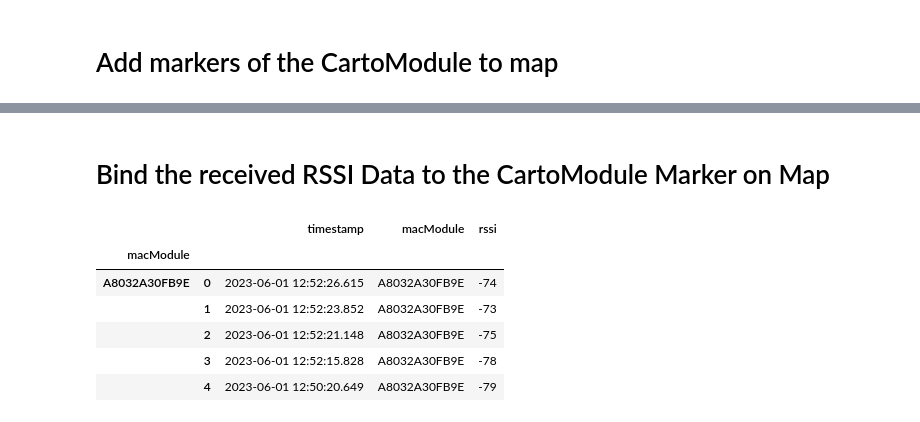
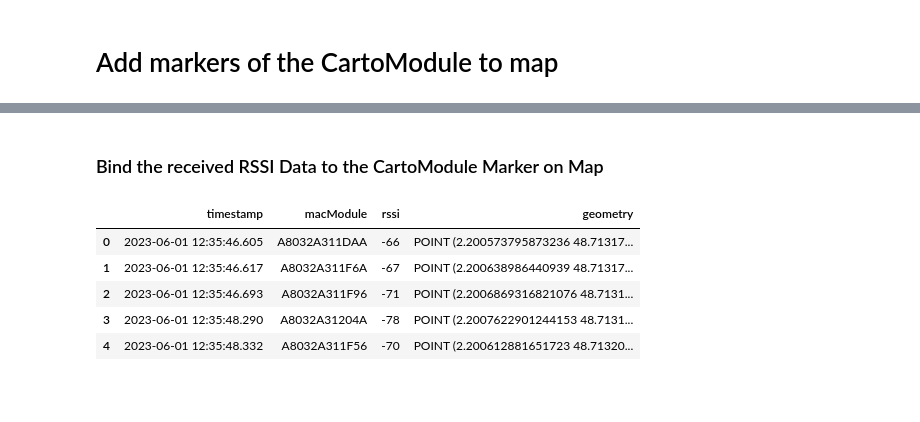
Before and after one commit to gatienc/Cartobat, a Jupyter notebook: Map_display.ipynb, the cells around one changed output, grey strips where cells are left out. Drawn from its saved outputs; the diff is of its cells as text; code cells hidden in the pictures; blank space fills up the shorter version.

```diff
--- a/Map_display.ipynb
+++ b/Map_display.ipynb
@@ -54,0 +62,5 @@ marker_gdf.head()
+# %%
+#to optimize the getting of location of macModule, we create a dictionnary
+MacModuleLocation = marker_gdf.set_index("macModule").to_dict()["geometry"]
+MacModuleLocation
+#it display the approximation of point location in print but it is not the case in the dataframe
@@ -55,20 +85,22 @@ marker_gdf.head()
 # %% [markdown]
-# Bind the received RSSI Data to the CartoModule Marker on Map
+### Bind the received RSSI Data to the CartoModule Marker on Map
-# %%
-file_path="data/manip1.1.csv"
-rssi_df = pd.read_csv(file_path)
-rssi_df.head()
-#create a different dataframe for each module with the rssi values
-rssi_df = rssi_df.groupby("macModule").apply(lambda x: x.reset_index(drop=True))
-
-#timestamp is a string, we need to convert it to datetime
-rssi_df["timestamp"] = pd.to_datetime(rssi_df["timestamp"])
-rssi_df.head()
-# %% [output]
-|  |  | timestamp | macModule | rssi |
-| macModule |  |  |  |  |
-| A8032A30FB9E | 0 | 2023-06-01 12:52:26.615 | A8032A30FB9E | -74 |
-|  | 1 | 2023-06-01 12:52:23.852 | A8032A30FB9E | -73 |
-|  | 2 | 2023-06-01 12:52:21.148 | A8032A30FB9E | -75 |
-|  | 3 | 2023-06-01 12:52:15.828 | A8032A30FB9E | -78 |
-|  | 4 | 2023-06-01 12:50:20.649 | A8032A30FB9E | -79 |
+# %%
+#load the received rssi data
+rssi_df = pd.read_csv(Data_Path)
+#timestamp is a string, we need to convert it to datetime
+rssi_df["timestamp"] = pd.to_datetime(rssi_df["timestamp"])
+# set the timestamp as index
+rssi_df=rssi_df.sort_values('timestamp')
+#drop the duplicates
+rssi_df=rssi_df.drop_duplicates()
+rssi_df.index = pd.RangeIndex(len(rssi_df.index))
+# %%
+rssi_df['geometry']=rssi_df["macModule"].apply(lambda macModule: MacModuleLocation[macModule])
+rssi_df.head()
+# %% [output]
+|  | timestamp | macModule | rssi | geometry |
+| 0 | 2023-06-01 12:35:46.605 | A8032A311DAA | -66 | POINT (2.200573795873236 48.71317... |
+| 1 | 2023-06-01 12:35:46.617 | A8032A311F6A | -67 | POINT (2.200638986440939 48.71317... |
+| 2 | 2023-06-01 12:35:46.693 | A8032A311F96 | -71 | POINT (2.2006869316821076 48.7131... |
+| 3 | 2023-06-01 12:35:48.290 | A8032A31204A | -78 | POINT (2.2007622901244153 48.7131... |
+| 4 | 2023-06-01 12:35:48.332 | A8032A311F56 | -70 | POINT (2.200612881651723 48.71320... |
```
Also changed, not shown: parts of 33 cells of this notebook, 4 other files.
